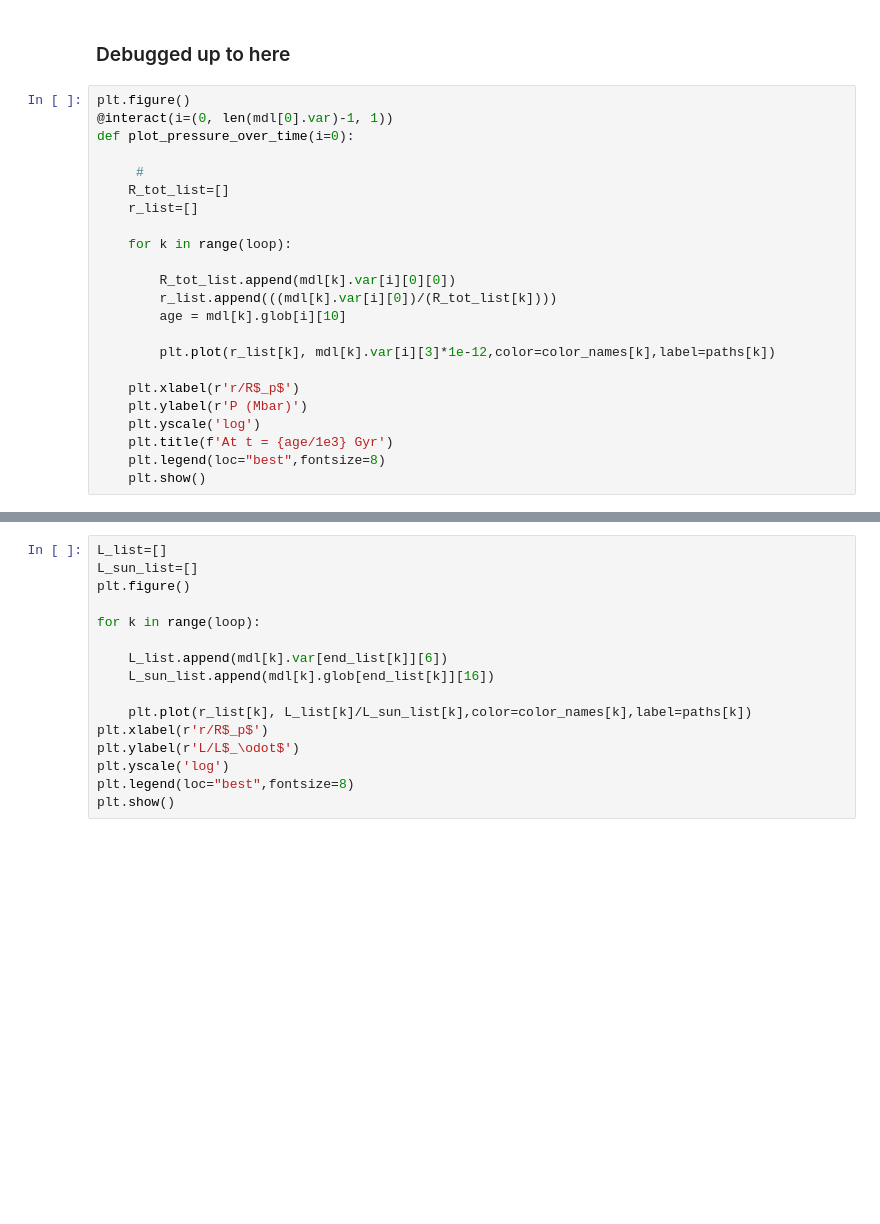
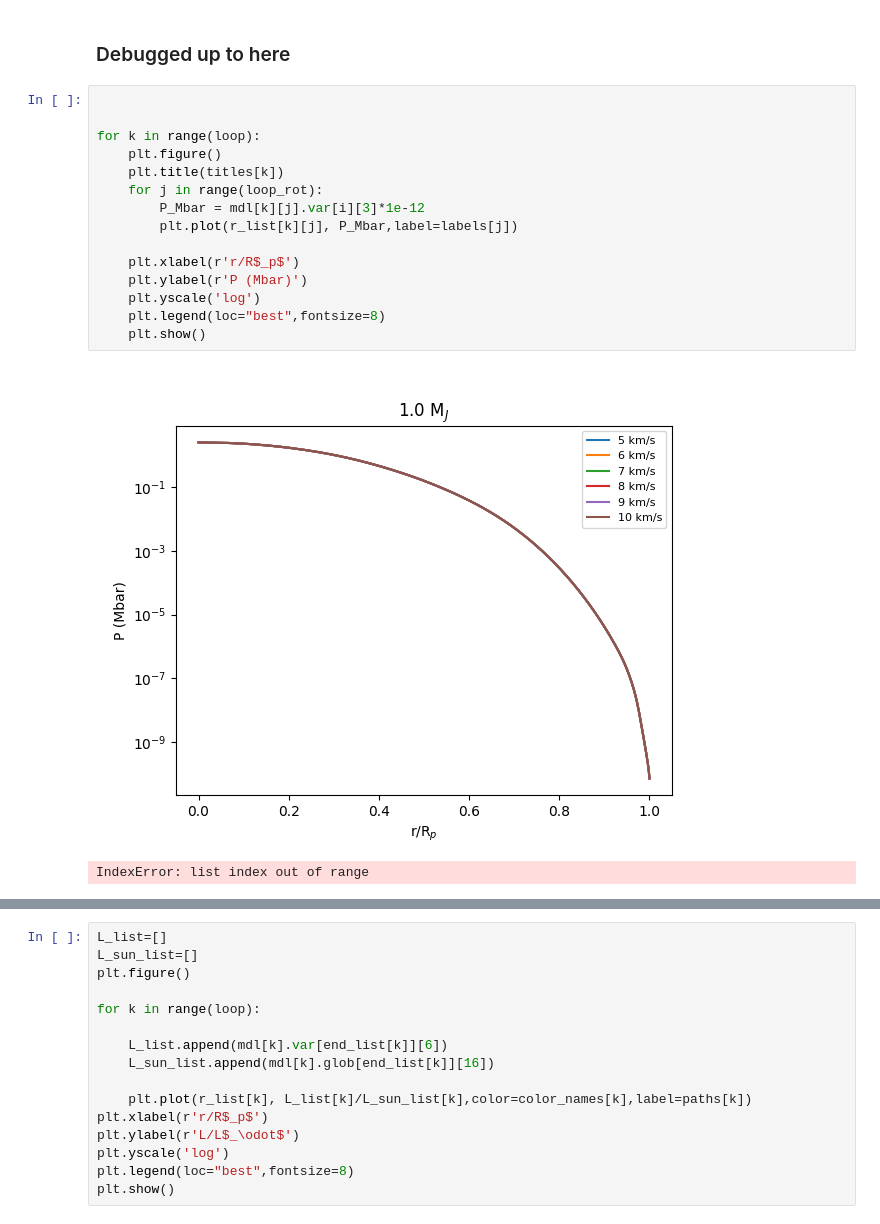
Before and after one commit to olwenrering/Gas-Dynamics-Project, a Jupyter notebook: test_all.ipynb, the cells around one changed output, grey strips where cells are left out. Cells and saved outputs as stored; diff of their text form; blank space fills up the shorter version.

```diff
--- a/test_all.ipynb
+++ b/test_all.ipynb
@@ -367,25 +375,20 @@ plt.close('all')
 # %% [markdown]
 ### Debugged up to here ###
 # %%
-plt.figure()
-@interact(i=(0, len(mdl[0].var)-1, 1))
-def plot_pressure_over_time(i=0):
 
-     #
-    R_tot_list=[]
-    r_list=[]
 
-    for k in range(loop):
-
-        R_tot_list.append(mdl[k].var[i][0][0])
-        r_list.append(((mdl[k].var[i][0])/(R_tot_list[k])))
-        age = mdl[k].glob[i][10]
-
-        plt.plot(r_list[k], mdl[k].var[i][3]*1e-12,color=color_names[k],label=paths[k])
+for k in range(loop):
+    plt.figure()
+    plt.title(titles[k])
+    for j in range(loop_rot):
+        P_Mbar = mdl[k][j].var[i][3]*1e-12
+        plt.plot(r_list[k][j], P_Mbar,label=labels[j])
 
     plt.xlabel(r'r/R$_p$')
     plt.ylabel(r'P (Mbar)')
     plt.yscale('log')
-    plt.title(f'At t = {age/1e3} Gyr')
     plt.legend(loc="best",fontsize=8)
     plt.show()
+# %% [output]
+[figure, added]
+IndexError: list index out of range
```
Also changed, not shown: parts of 3 cells of this notebook.
